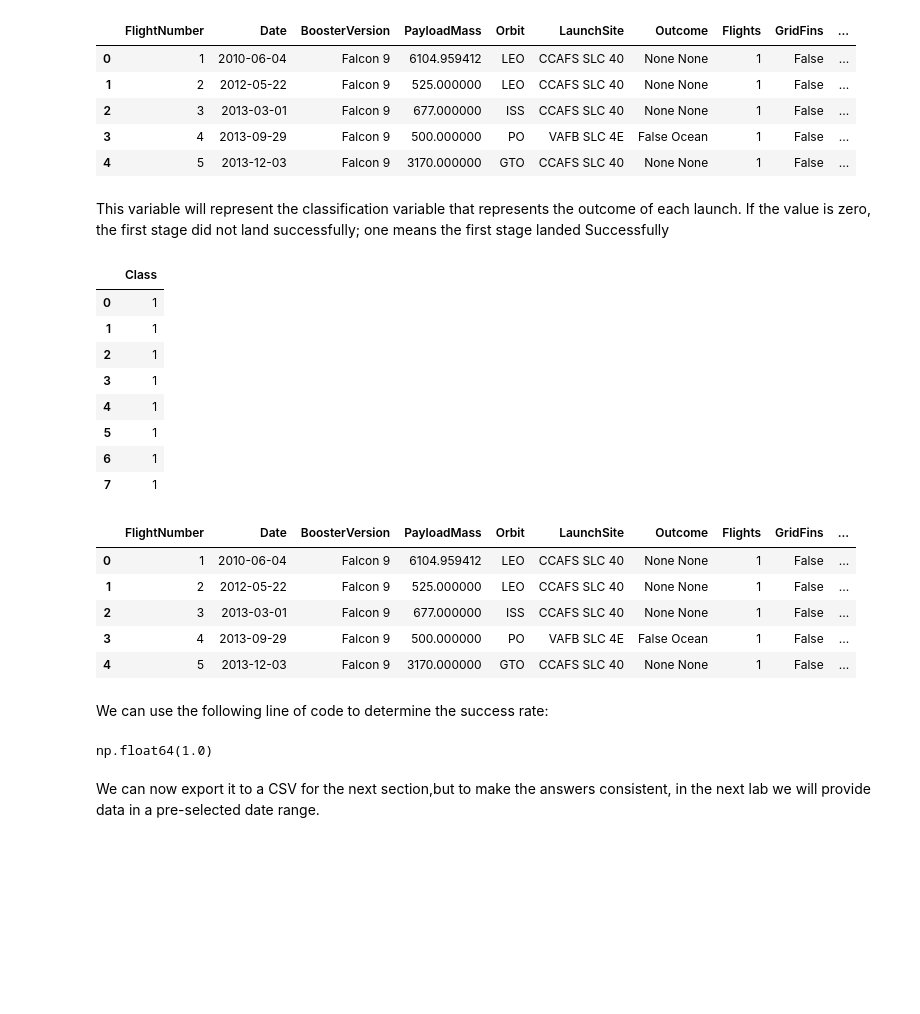
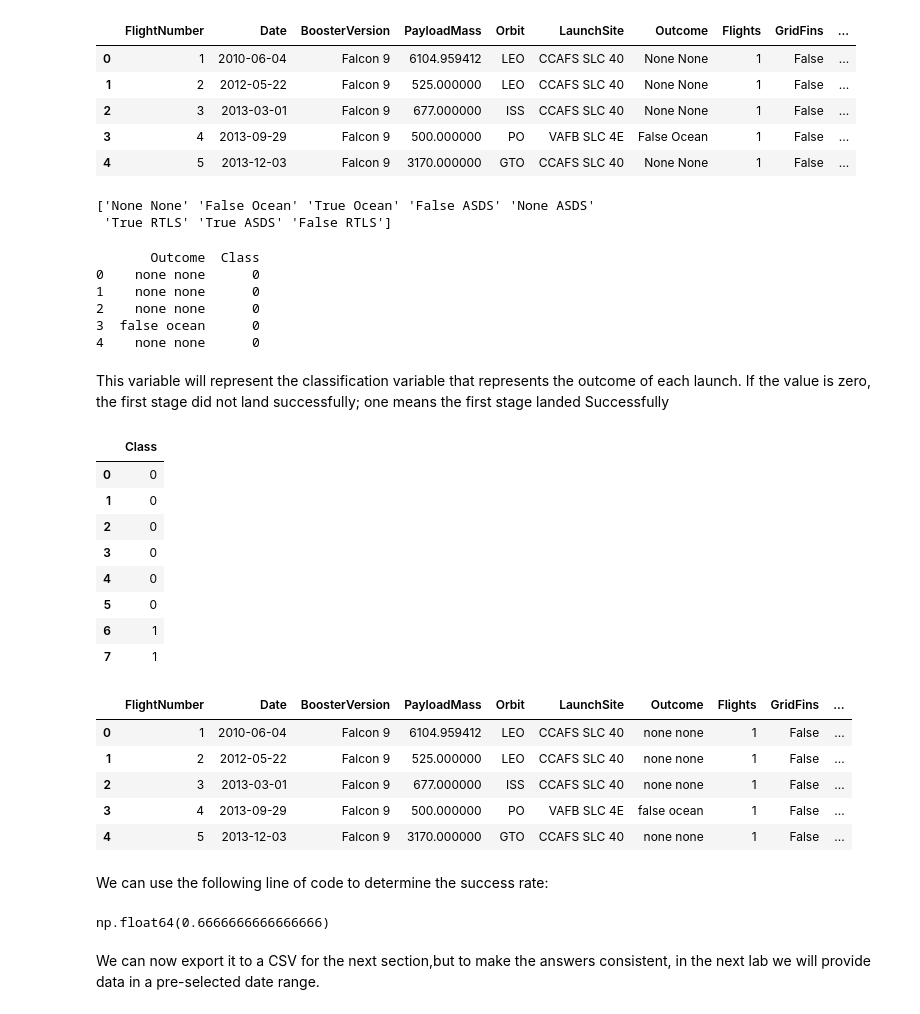
Before and after one commit to Chiwama-MM/SpaceX_RocketLanding_Prediction, a Jupyter notebook: labs-jupyter-spacex-Data wrangling-v2.ipynb, the cells around one changed output. Cells and saved outputs as stored; diff of their text form; code cells hidden in the pictures; blank space fills up the shorter version.

Commit message:
Improved data wrangling logic to add Class Variable

```diff
--- a/labs-jupyter-spacex-Data wrangling-v2.ipynb
+++ b/labs-jupyter-spacex-Data wrangling-v2.ipynb
@@ -271,33 +255,64 @@ df['Class'] = outcome_class
+# %%
+print(df['Outcome'].unique())
+# %% [output]
+['None None' 'False Ocean' 'True Ocean' 'False ASDS' 'None ASDS'
+ 'True RTLS' 'True ASDS' 'False RTLS']
+# %%
+# Normalize the 'Outcome' column and bad outcomes
+df['Outcome'] = df['Outcome'].str.strip().str.lower()
+bad_outcomes = [outcome.lower() for outcome in ['None None', 'False Ocean', 'False ASDS', 'None ASDS', 'False RTLS']]
+
+# Determine the class based on outcomes
+outcome_class = []
+for outcome in df['Outcome']:
+    if outcome in bad_outcomes:
+        landing_class = 0  # Bad outcome
+    else:
+        landing_class = 1  # Good outcome
+    outcome_class.append(landing_class)
+
+# Add the class to the DataFrame
+df['Class'] = outcome_class
+
+# Verify the output
+print(df[['Outcome', 'Class']].head())
+# %% [output]
+       Outcome  Class
+0    none none      0
+1    none none      0
+2    none none      0
+3  false ocean      0
+4    none none      0
 # %% [markdown]
 This variable will represent the classification variable that represents the outcome of each launch. If the value is zero, the  first stage did not land successfully; one means  the first stage landed Successfully
 # %%
-df['Class']=landing_class
+#df['Class']=landing_class
 df[['Class']].head(8)
 # %% [output]
 |  | Class |
-| 0 | 1 |
-| 1 | 1 |
-| 2 | 1 |
-| 3 | 1 |
-| 4 | 1 |
-| 5 | 1 |
+| 0 | 0 |
+| 1 | 0 |
+| 2 | 0 |
+| 3 | 0 |
+| 4 | 0 |
+| 5 | 0 |
 | 6 | 1 |
 | 7 | 1 |
 # %%
 df.head(5)
 # %% [output]
 |  | FlightNumber | Date | BoosterVersion | PayloadMass | Orbit | LaunchSite | Outcome | Flights | GridFins | ... |
-| 0 | 1 | 2010-06-04 | Falcon 9 | 6104.959412 | LEO | CCAFS SLC 40 | None None | 1 | False | ... |
-| 1 | 2 | 2012-05-22 | Falcon 9 | 525.000000 | LEO | CCAFS SLC 40 | None None | 1 | False | ... |
-| 2 | 3 | 2013-03-01 | Falcon 9 | 677.000000 | ISS | CCAFS SLC 40 | None None | 1 | False | ... |
-| 3 | 4 | 2013-09-29 | Falcon 9 | 500.000000 | PO | VAFB SLC 4E | False Ocean | 1 | False | ... |
-| 4 | 5 | 2013-12-03 | Falcon 9 | 3170.000000 | GTO | CCAFS SLC 40 | None None | 1 | False | ... |
+| 0 | 1 | 2010-06-04 | Falcon 9 | 6104.959412 | LEO | CCAFS SLC 40 | none none | 1 | False | ... |
+| 1 | 2 | 2012-05-22 | Falcon 9 | 525.000000 | LEO | CCAFS SLC 40 | none none | 1 | False | ... |
+| 2 | 3 | 2013-03-01 | Falcon 9 | 677.000000 | ISS | CCAFS SLC 40 | none none | 1 | False | ... |
+| 3 | 4 | 2013-09-29 | Falcon 9 | 500.000000 | PO | VAFB SLC 4E | false ocean | 1 | False | ... |
+| 4 | 5 | 2013-12-03 | Falcon 9 | 3170.000000 | GTO | CCAFS SLC 40 | none none | 1 | False | ... |
 # %% [markdown]
 We can use the following line of code to determine  the success rate:
 # %%
 df["Class"].mean()
 # %% [output]
-np.float64(1.0)
+np.float64(0.6666666666666666)
 # %%
 df.to_csv("dataset_part_2.csv", index=False)
 # %% [markdown]
```
Also changed, not shown: parts of 1 cell of this notebook.
